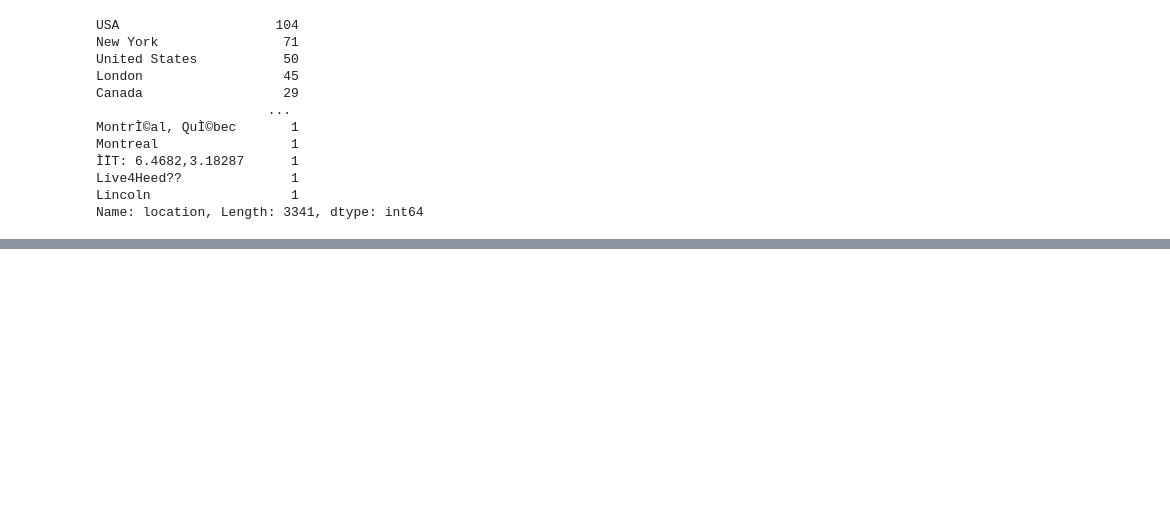
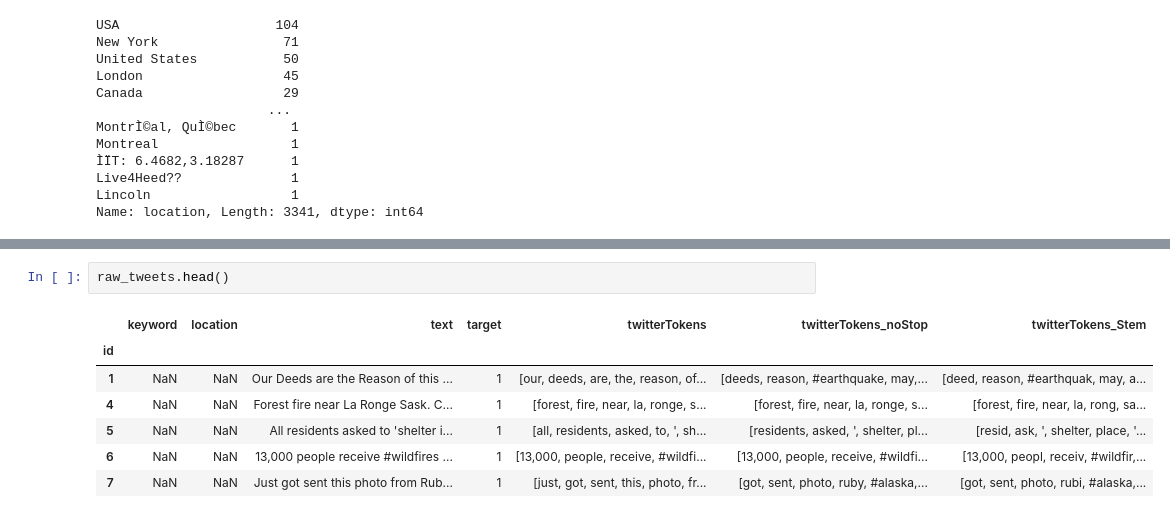
Before and after one commit to mcachosoblechero/Classic-ML-Datasets, a Jupyter notebook: NLP/exploration/1_exploratory_data_analysis.ipynb, the cells around one changed output, grey strips where cells are left out. Drawn from its saved outputs; the diff is of its cells as text; blank space fills up the shorter version.

```diff
--- a/NLP/exploration/1_exploratory_data_analysis.ipynb
+++ b/NLP/exploration/1_exploratory_data_analysis.ipynb
@@ -80,0 +115,10 @@ raw_tweets.head()
+# %%
+raw_tweets.head()
+# %% [output]
+|  | keyword | location | text | target | twitterTokens | twitterTokens_noStop | twitterTokens_Stem |
+| id |  |  |  |  |  |  |  |
+| 1 | NaN | NaN | Our Deeds are the Reason of this ... | 1 | [our, deeds, are, the, reason, of... | [deeds, reason, #earthquake, may,... | [deed, reason, #earthquak, may, a... |
+| 4 | NaN | NaN | Forest fire near La Ronge Sask. C... | 1 | [forest, fire, near, la, ronge, s... | [forest, fire, near, la, ronge, s... | [forest, fire, near, la, rong, sa... |
+| 5 | NaN | NaN | All residents asked to 'shelter i... | 1 | [all, residents, asked, to, ', sh... | [residents, asked, ', shelter, pl... | [resid, ask, ', shelter, place, '... |
+| 6 | NaN | NaN | 13,000 people receive #wildfires ... | 1 | [13,000, people, receive, #wildfi... | [13,000, people, receive, #wildfi... | [13,000, peopl, receiv, #wildfir,... |
+| 7 | NaN | NaN | Just got sent this photo from Rub... | 1 | [just, got, sent, this, photo, fr... | [got, sent, photo, ruby, #alaska,... | [got, sent, photo, rubi, #alaska,... |
```
Also changed, not shown: parts of 15 cells of this notebook.
